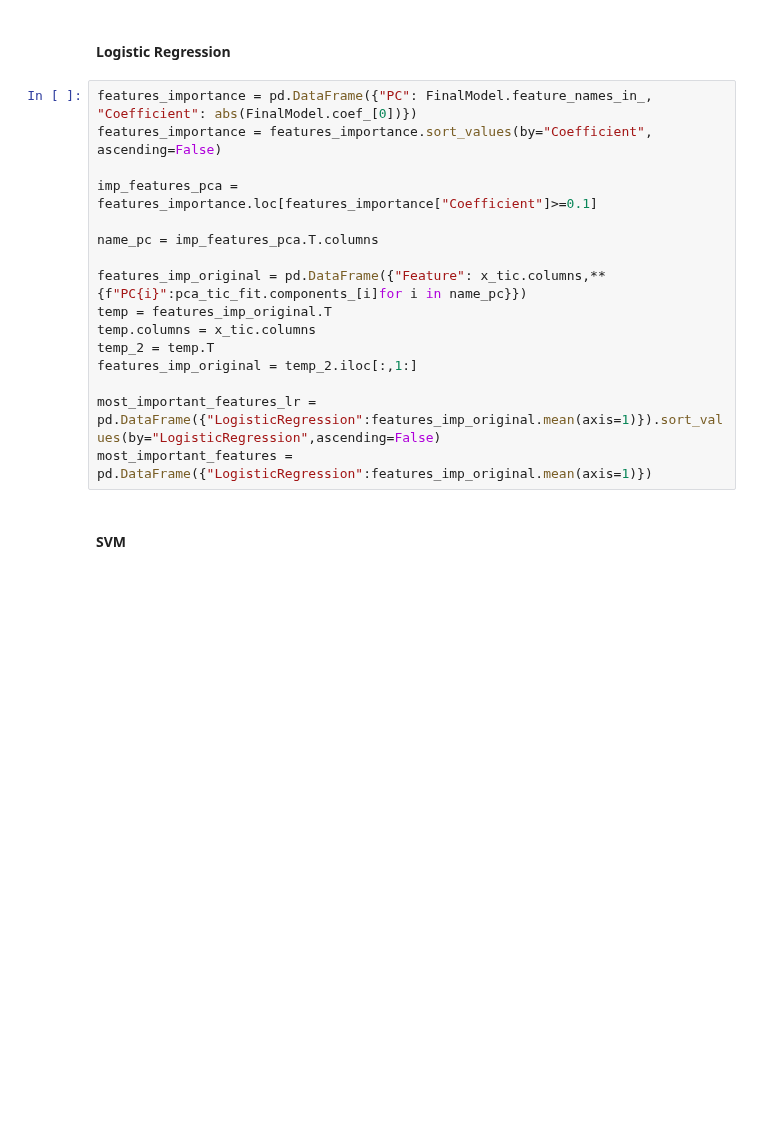
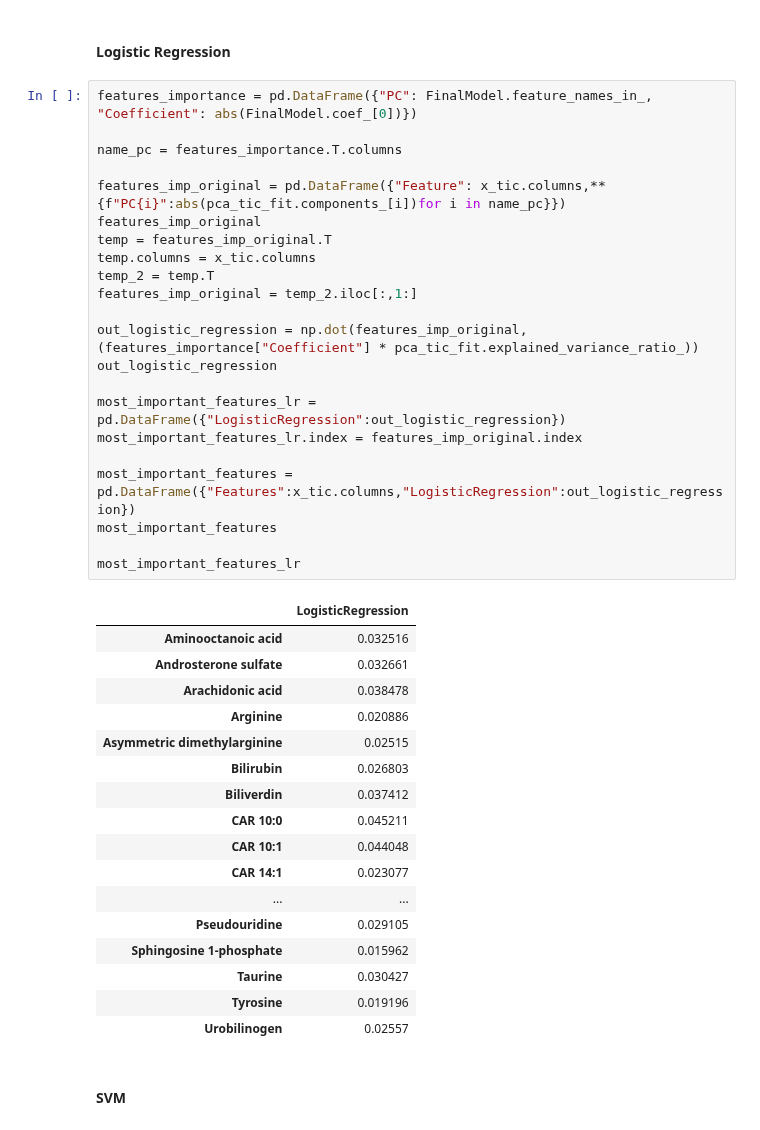
Before and after one commit to Bvs00/AI4ODA_projectwork, a Jupyter notebook: notebook_metaboloma.ipynb, the cells around one changed output. Saved outputs shown, nothing was run; the diff lists cells and outputs as text; blank space fills up the shorter version.

```diff
--- a/notebook_metaboloma.ipynb
+++ b/notebook_metaboloma.ipynb
@@ -437,20 +437,44 @@ RandomForestClassifier(max_depth=22, n_estimators=200, n_jobs=4, random_state=3)
 #### Logistic Regression
 # %%
 features_importance = pd.DataFrame({"PC": FinalModel.feature_names_in_, "Coefficient": abs(FinalModel.coef_[0])})
-features_importance = features_importance.sort_values(by="Coefficient", ascending=False)
 
-imp_features_pca = features_importance.loc[features_importance["Coefficient"]>=0.1]
+name_pc = features_importance.T.columns
 
-name_pc = imp_features_pca.T.columns
-
-features_imp_original = pd.DataFrame({"Feature": x_tic.columns,**{f"PC{i}":pca_tic_fit.components_[i]for i in name_pc}})
+features_imp_original = pd.DataFrame({"Feature": x_tic.columns,**{f"PC{i}":abs(pca_tic_fit.components_[i])for i in name_pc}})
+features_imp_original
 temp = features_imp_original.T
 temp.columns = x_tic.columns
 temp_2 = temp.T
 features_imp_original = temp_2.iloc[:,1:]
 
-most_important_features_lr = pd.DataFrame({"LogisticRegression":features_imp_original.mean(axis=1)}).sort_values(by="LogisticRegression",ascending=False)
-most_important_features = pd.DataFrame({"LogisticRegression":features_imp_original.mean(axis=1)})
+out_logistic_regression = np.dot(features_imp_original,(features_importance["Coefficient"] * pca_tic_fit.explained_variance_ratio_))
+out_logistic_regression
+
+most_important_features_lr = pd.DataFrame({"LogisticRegression":out_logistic_regression})
+most_important_features_lr.index = features_imp_original.index
+
+most_important_features = pd.DataFrame({"Features":x_tic.columns,"LogisticRegression":out_logistic_regression})
+most_important_features
+
+most_important_features_lr
+# %% [output]
+|  | LogisticRegression |
+| Aminooctanoic acid | 0.032516 |
+| Androsterone sulfate | 0.032661 |
+| Arachidonic acid | 0.038478 |
+| Arginine | 0.020886 |
+| Asymmetric dimethylarginine | 0.02515 |
+| Bilirubin | 0.026803 |
+| Biliverdin | 0.037412 |
+| CAR 10:0 | 0.045211 |
+| CAR 10:1 | 0.044048 |
+| CAR 14:1 | 0.023077 |
+| ... | ... |
+| Pseudouridine | 0.029105 |
+| Sphingosine 1-phosphate | 0.015962 |
+| Taurine | 0.030427 |
+| Tyrosine | 0.019196 |
+| Urobilinogen | 0.02557 |
 # %% [markdown]
 #### SVM
 # %%
```
Also changed, not shown: parts of 3 cells of this notebook, 2 other files.
